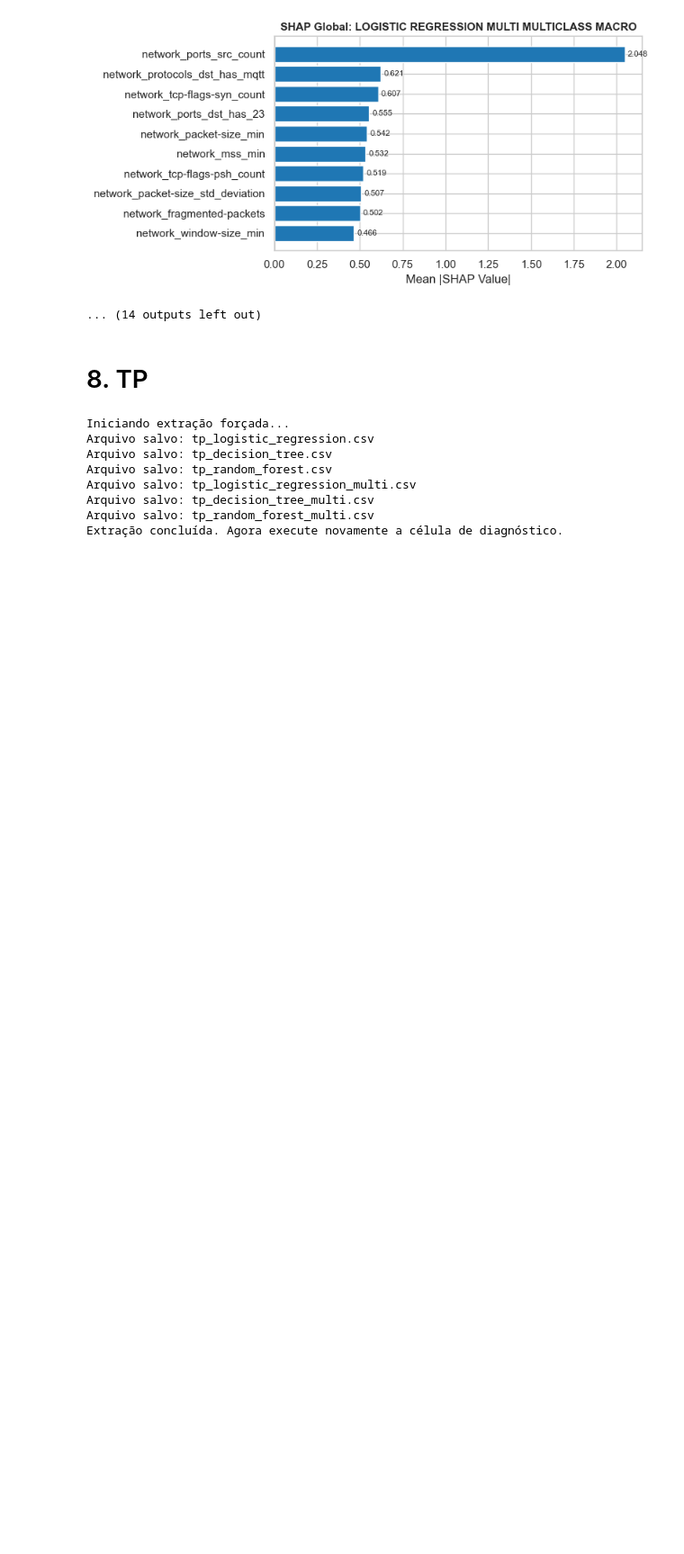
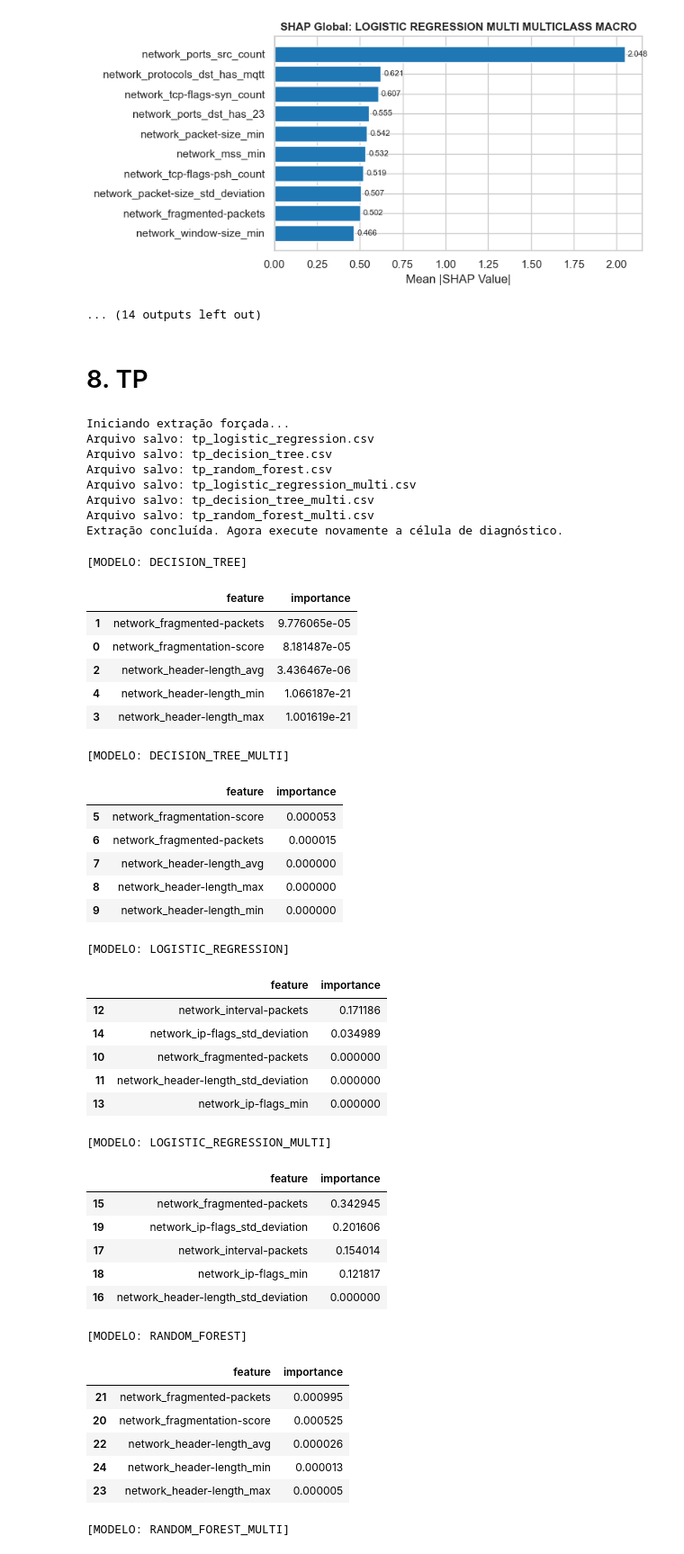
Before and after one commit to Bruno8740/detection_of_iiot_attacks, a Jupyter notebook: experiments/xai.ipynb, the cells around one changed output. Shown at 90% size. Saved outputs shown, nothing was run; the diff lists cells and outputs as text; code cells hidden in the pictures; blank space fills up the shorter version.

```diff
--- a/experiments/xai.ipynb
+++ b/experiments/xai.ipynb
@@ -791,3 +791,54 @@ Arquivo salvo: tp_logistic_regression_multi.csv
 Arquivo salvo: tp_decision_tree_multi.csv
 Arquivo salvo: tp_random_forest_multi.csv
 Extração concluída. Agora execute novamente a célula de diagnóstico.
+# %%
+# --- CÉLULA: EXPORTAÇÃO DE DRIVERS DE ACERTO (TPs) POR MODELO ---
+tp_results_dir = XAI_DIR / "tp_importance"
+
+for name in df_tp_consolidated['Modelo'].unique():
+    # Filtra apenas o modelo atual
+    df_model = df_tp_consolidated[df_tp_consolidated['Modelo'] == name].sort_values("importance", ascending=False)
+
+    # Exibe no notebook
+    print(f"\n[MODELO: {name}]")
+    display(df_model[["feature", "importance"]].head(5))
+
+    # Salva CSV específico por modelo
+    df_model.to_csv(tp_results_dir / f"final_tp_{name}.csv", index=False)
+# %% [output]
+[MODELO: DECISION_TREE]
+|  | feature | importance |
+| 1 | network_fragmented-packets | 9.776065e-05 |
+| 0 | network_fragmentation-score | 8.181487e-05 |
+| 2 | network_header-length_avg | 3.436467e-06 |
+| 4 | network_header-length_min | 1.066187e-21 |
+| 3 | network_header-length_max | 1.001619e-21 |
+[MODELO: DECISION_TREE_MULTI]
+|  | feature | importance |
+| 5 | network_fragmentation-score | 0.000053 |
+| 6 | network_fragmented-packets | 0.000015 |
+| 7 | network_header-length_avg | 0.000000 |
+| 8 | network_header-length_max | 0.000000 |
+| 9 | network_header-length_min | 0.000000 |
+[MODELO: LOGISTIC_REGRESSION]
+|  | feature | importance |
+| 12 | network_interval-packets | 0.171186 |
+| 14 | network_ip-flags_std_deviation | 0.034989 |
+| 10 | network_fragmented-packets | 0.000000 |
+| 11 | network_header-length_std_deviation | 0.000000 |
+| 13 | network_ip-flags_min | 0.000000 |
+[MODELO: LOGISTIC_REGRESSION_MULTI]
+|  | feature | importance |
+| 15 | network_fragmented-packets | 0.342945 |
+| 19 | network_ip-flags_std_deviation | 0.201606 |
+| 17 | network_interval-packets | 0.154014 |
+| 18 | network_ip-flags_min | 0.121817 |
+| 16 | network_header-length_std_deviation | 0.000000 |
+[MODELO: RANDOM_FOREST]
+|  | feature | importance |
+| 21 | network_fragmented-packets | 0.000995 |
+| 20 | network_fragmentation-score | 0.000525 |
+| 22 | network_header-length_avg | 0.000026 |
+| 24 | network_header-length_min | 0.000013 |
+| 23 | network_header-length_max | 0.000005 |
+[MODELO: RANDOM_FOREST_MULTI]
```
Also changed, not shown: parts of 1 cell of this notebook.
